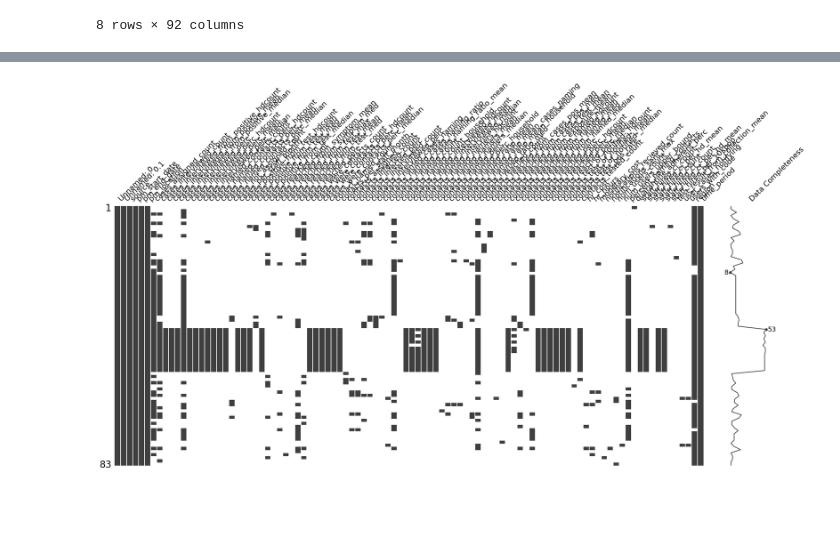
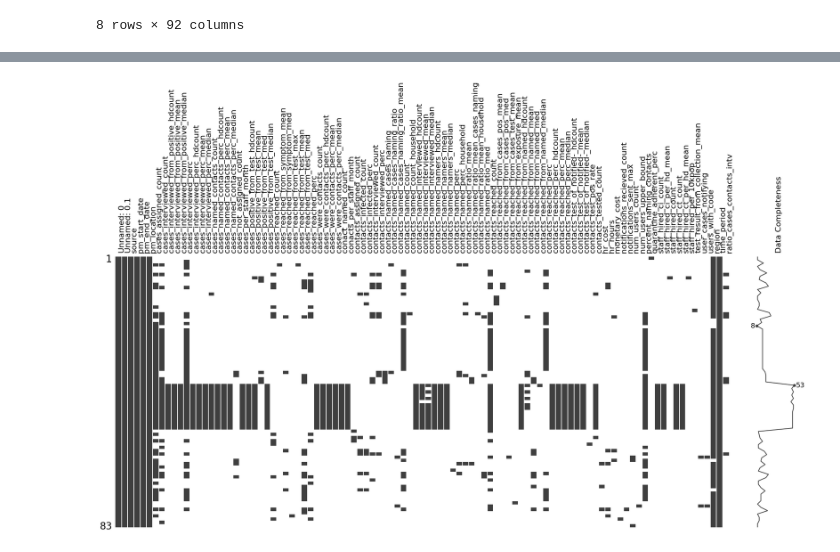
Before and after one commit to adam-s-elder/DEN_future, a Jupyter notebook: reporting/data_analysis.ipynb, the cells around one changed output, grey strips where cells are left out. Cells and saved outputs as stored; diff of their text form; code cells hidden in the pictures; blank space fills up the shorter version.

```diff
--- a/reporting/data_analysis.ipynb
+++ b/reporting/data_analysis.ipynb
@@ -18,3 +66,5 @@ df.head()
+# %%
+df['ratio_cases_contacts_intv'] = df['cases_interviewed_count']/df['contacts_interviewed_count']
 # %%
 # data profiling
 df.describe()
@@ -32,9 +102,9 @@ df.describe()
 # %%
 # missingness map
-msno.matrix(df, labels=True)
+msno.matrix(df, labels=True, label_rotation=90)
 plt.show()
 # %% [output]
-[figure, old version]
+[figure, new version]
 # %%
 # data analysis
 # %%
```
Also changed, not shown: parts of 3 cells of this notebook, 8 other files.
